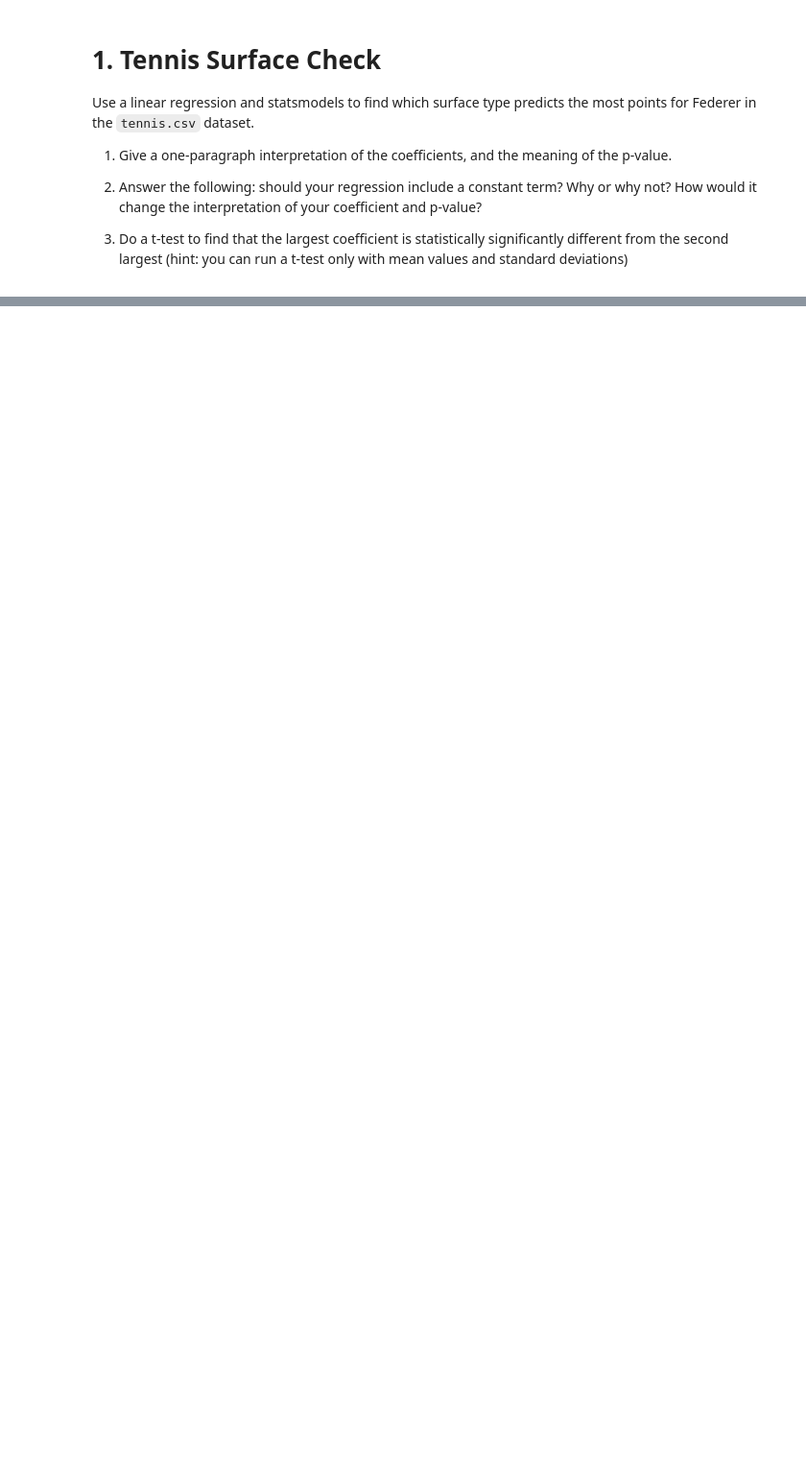
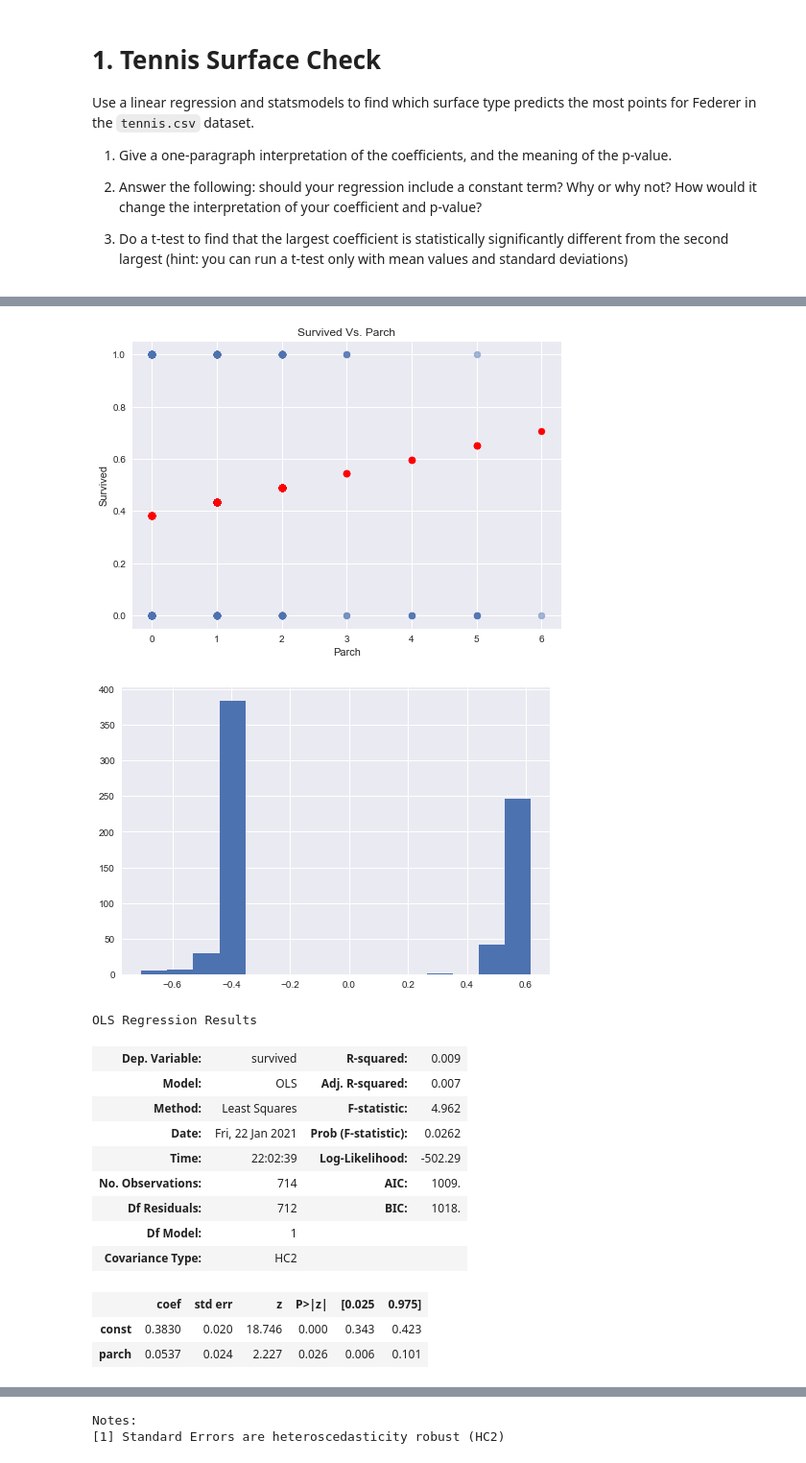
Before and after one commit to cb-ds-1/m3-3-engineering-regression, a Jupyter notebook: workshop.ipynb, the cells around one changed output, grey strips where cells are left out. Shown at 96% size. Cells and saved outputs as stored; diff of their text form; code cells hidden in the pictures; blank space fills up the shorter version.

```diff
--- a/workshop.ipynb
+++ b/workshop.ipynb
@@ -20,0 +377,24 @@ Use whatever tricks you can to best model whether a passenger would survive the
+# %%
+# Linear regression with following variables : constant term, parch
+variables = ['parch']
+X = df2[variables]
+X = sm.add_constant(X)
+y = df2[['survived']]
+
+create_model(y, X, one_feature = True, feature = 'parch', cov_type = True)
+# %% [output]
+[figure, added]
+[figure, added]
+OLS Regression Results
+| Dep. Variable: | survived | R-squared: | 0.009 |
+| Model: | OLS | Adj. R-squared: | 0.007 |
+| Method: | Least Squares | F-statistic: | 4.962 |
+| Date: | Fri, 22 Jan 2021 | Prob (F-statistic): | 0.0262 |
+| Time: | 22:02:39 | Log-Likelihood: | -502.29 |
+| No. Observations: | 714 | AIC: | 1009. |
+| Df Residuals: | 712 | BIC: | 1018. |
+| Df Model: | 1 |  |  |
+| Covariance Type: | HC2 |  |  |
+|  | coef | std err | z | P>|z| | [0.025 | 0.975] |
+| const | 0.3830 | 0.020 | 18.746 | 0.000 | 0.343 | 0.423 |
+| parch | 0.0537 | 0.024 | 2.227 | 0.026 | 0.006 | 0.101 |
@@ -20,0 +405,2 @@ Use whatever tricks you can to best model whether a passenger would survive the
+Notes:
+[1] Standard Errors are heteroscedasticity robust (HC2)
```
Also changed, not shown: parts of 57 cells of this notebook.
